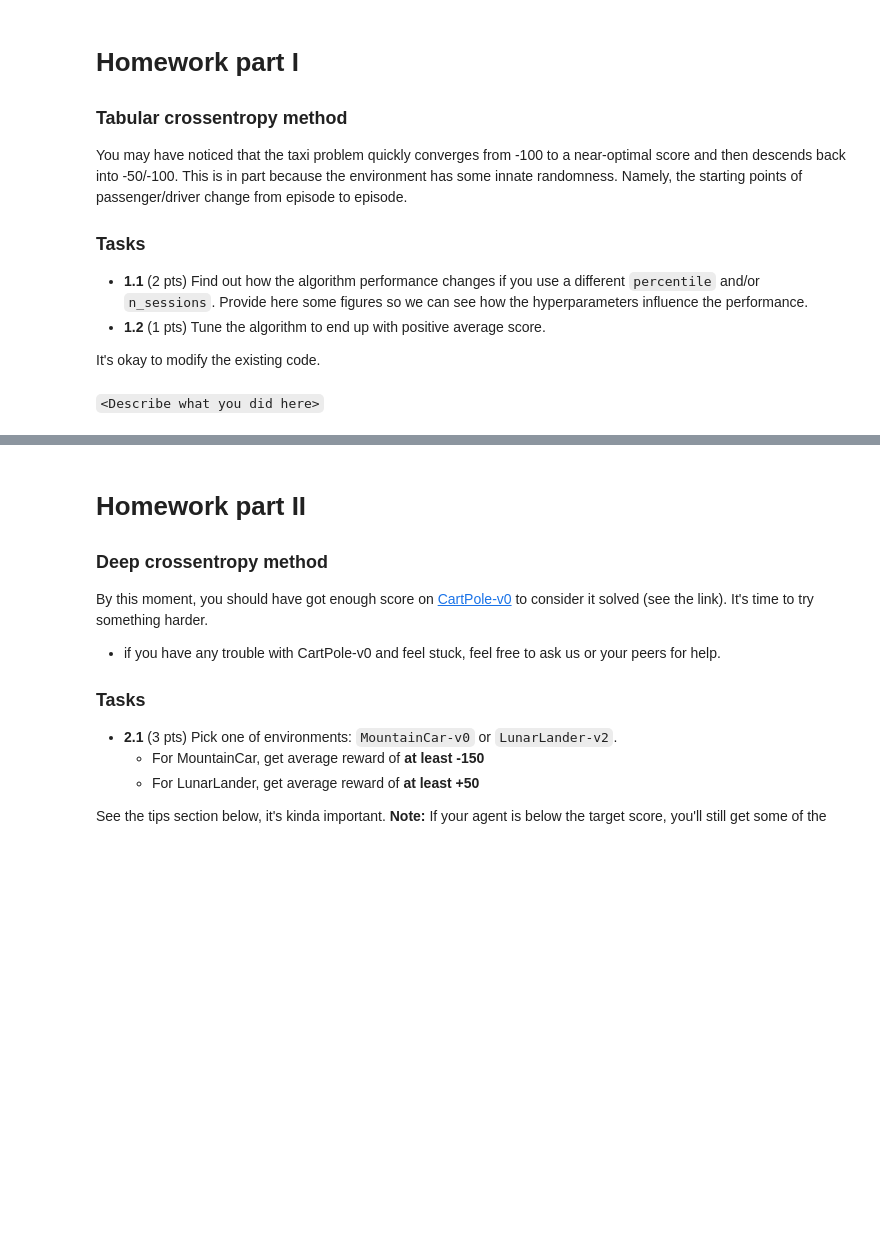
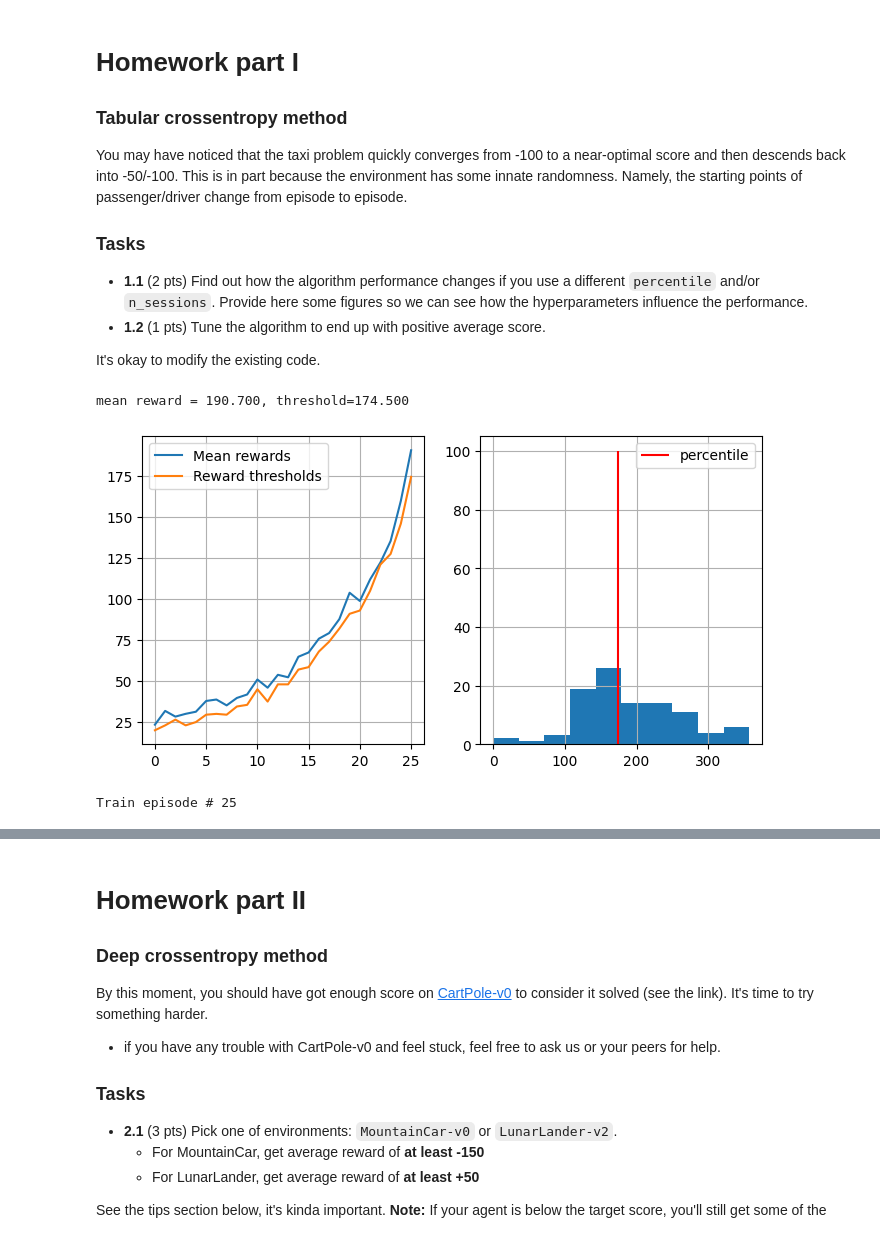
Before and after one commit to goodza/Practical_RL, a Jupyter notebook: week01_intro/deep_crossentropy_method.ipynb, the cells around one changed output, grey strips where cells are left out. Cells and saved outputs as stored; diff of their text form; code cells hidden in the pictures; blank space fills up the shorter version.

````diff
--- a/week01_intro/deep_crossentropy_method.ipynb
+++ b/week01_intro/deep_crossentropy_method.ipynb
@@ -212,9 +222,27 @@ KeyboardInterrupt:
 
 from gymnasium.wrappers import RecordVideo
 
-with RecordVideo(
-    env=gym.make("CartPole-v0", render_mode="rgb_array"),
-    video_folder="./videos",
-    episode_trigger=lambda episode_number: True,
-) as env_monitor:
-    sessions = [generate_session(env_monitor, agent) for _ in range(100)]
+# env = gym.make('CartPole-v0')
+# Wrap the environment with RecordVideo
+env = RecordVideo(env, video_folder='./videos', episode_trigger=lambda ep_id: True)
+
+# Run your agent or random policy
+for episode in range(5):
+    observation = env.reset()
+    done = False
+    while not done:
+        sessions = [generate_session(env,agent) for _ in range(n_sessions)]
+        # action = env.action_space.sample()  # or use your agent's policy
+        # observation, reward, done, info = env.step(action)
+
+# Close the environment
+env.close()
+
+
+
+# with RecordVideo(
+#     env=gym.make("CartPole-v0", render_mode="rgb_array"),
+#     video_folder="./videos",
+#     episode_trigger=lambda episode_number: True,
+# ) as env_monitor:
+#     sessions = [generate_session(env_monitor, agent) for _ in range(100)]
@@ -260,5 +286,11 @@ You may have noticed that the taxi problem quickly converges from -100 to a near
 - __1.2__ (1 pts) Tune the algorithm to end up with positive average score.
 
 It's okay to modify the existing code.
-# %% [markdown]
-```<Describe what you did here>```
+# %%
+env.reset()
+agent = init_agent()
+train(env,agent,percentile=50)
+# %% [output]
+mean reward = 190.700, threshold=174.500
+[figure, added]
+Train episode # 25
````
Also changed, not shown: parts of 13 cells of this notebook, 2 other files.
